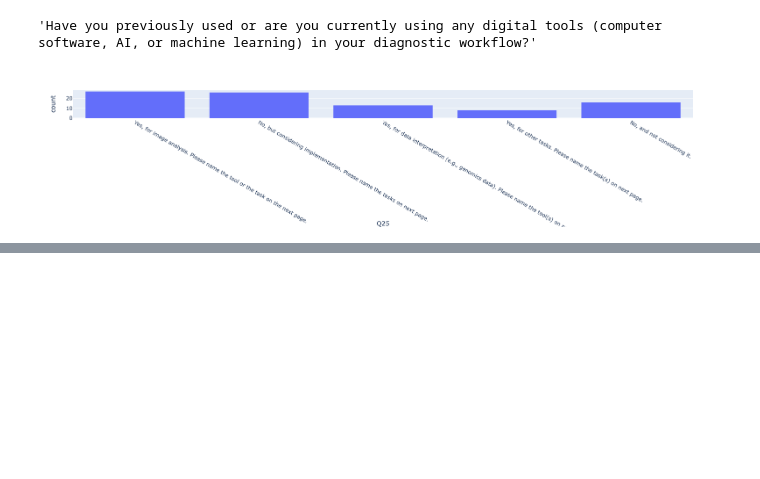
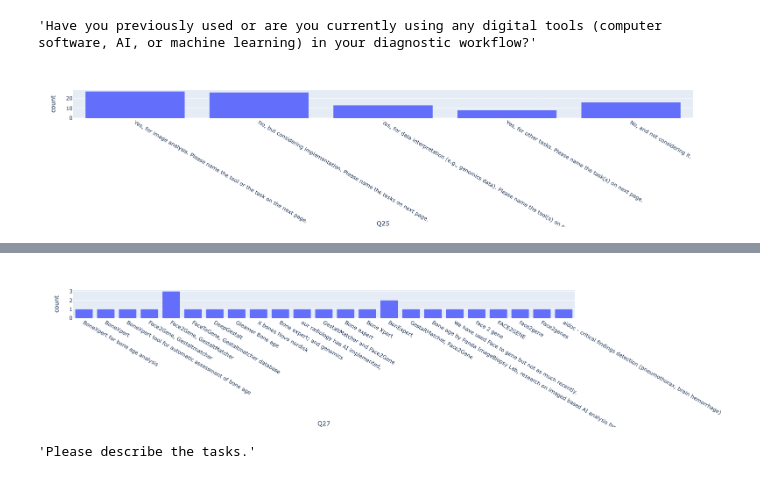
Before and after one commit to behjava/Bone2Gene_Survey, a Jupyter notebook: B2G_Survey_Analysis.ipynb, the cells around one changed output, grey strips where cells are left out. Drawn from its saved outputs; the diff is of its cells as text; code cells hidden in the pictures; blank space fills up the shorter version.

```diff
--- a/B2G_Survey_Analysis.ipynb
+++ b/B2G_Survey_Analysis.ipynb
@@ -286,0 +306,9 @@ fig.show()
+# %%
+fig = px.histogram(data, x='Q27')
+fig.show()
+# %% [output]
+[figure, added]
+# %%
+header_question_dict['Q29']
+# %% [output]
+'Please describe the tasks.'
```
Also changed, not shown: parts of 29 cells of this notebook.
